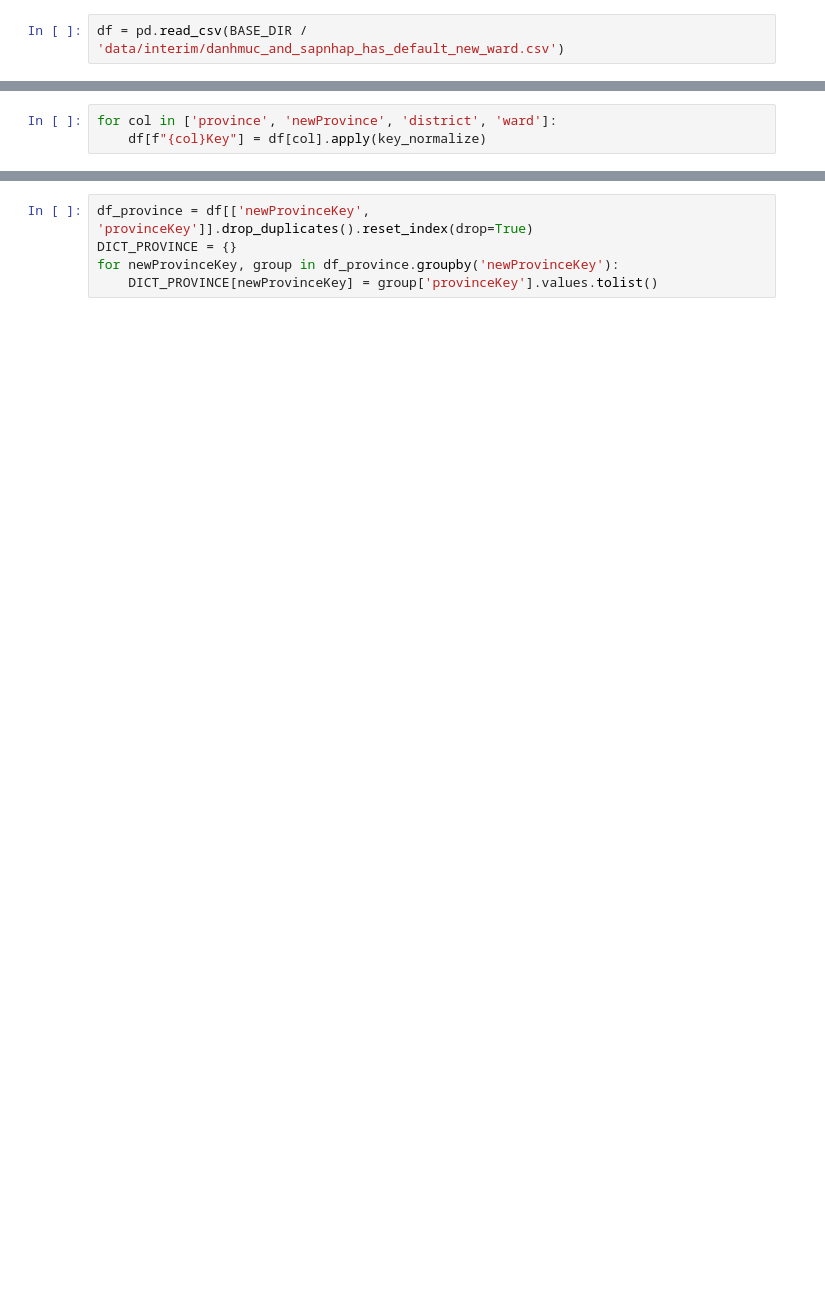
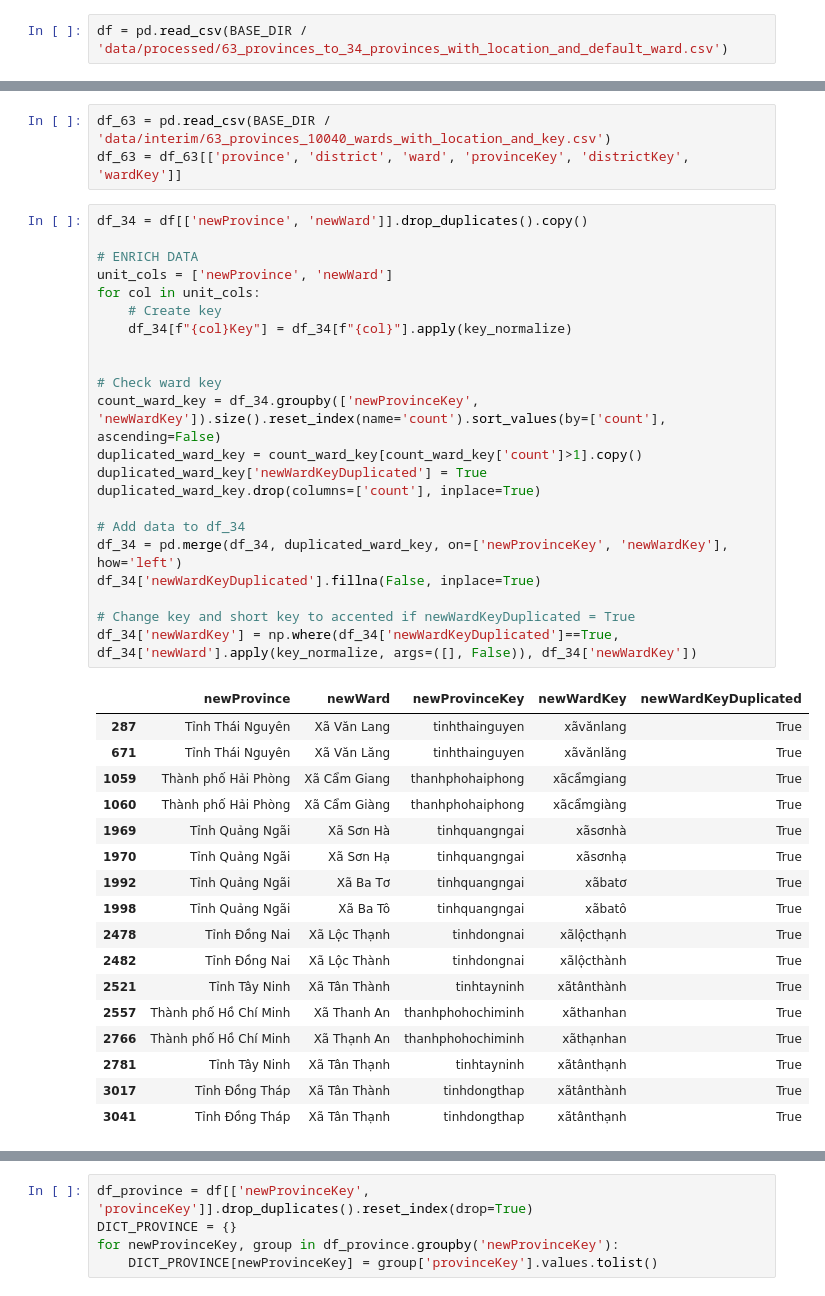
Before and after one commit to tranngocminhhieu/vietnamadminunits, a Jupyter notebook: scripts/generating_module_data/s9_generating_converter_data.ipynb, the cells around one changed output, grey strips where cells are left out. Saved outputs shown, nothing was run; the diff lists cells and outputs as text; blank space fills up the shorter version.

Commit message:
Prepare converter data

```diff
--- a/scripts/generating_module_data/s9_generating_converter_data.ipynb
+++ b/scripts/generating_module_data/s9_generating_converter_data.ipynb
@@ -12,2 +64,2 @@ from utils import key_normalize
 # %%
-df = pd.read_csv(BASE_DIR / 'data/interim/danhmuc_and_sapnhap_has_default_new_ward.csv')
+df = pd.read_csv(BASE_DIR / 'data/processed/63_provinces_to_34_provinces_with_location_and_default_ward.csv')
@@ -30,3 +66,43 @@ df
-# %%
-for col in ['province', 'newProvince', 'district', 'ward']:
-    df[f"{col}Key"] = df[col].apply(key_normalize)
+# %%
+df_63 = pd.read_csv(BASE_DIR / 'data/interim/63_provinces_10040_wards_with_location_and_key.csv')
+df_63 = df_63[['province', 'district', 'ward', 'provinceKey', 'districtKey', 'wardKey']]
+# %%
+df_34 = df[['newProvince', 'newWard']].drop_duplicates().copy()
+
+# ENRICH DATA
+unit_cols = ['newProvince', 'newWard']
+for col in unit_cols:
+    # Create key
+    df_34[f"{col}Key"] = df_34[f"{col}"].apply(key_normalize)
+
+
+# Check ward key
+count_ward_key = df_34.groupby(['newProvinceKey', 'newWardKey']).size().reset_index(name='count').sort_values(by=['count'], ascending=False)
+duplicated_ward_key = count_ward_key[count_ward_key['count']>1].copy()
+duplicated_ward_key['newWardKeyDuplicated'] = True
+duplicated_ward_key.drop(columns=['count'], inplace=True)
+
+# Add data to df_34
+df_34 = pd.merge(df_34, duplicated_ward_key, on=['newProvinceKey', 'newWardKey'], how='left')
+df_34['newWardKeyDuplicated'].fillna(False, inplace=True)
+
+# Change key and short key to accented if newWardKeyDuplicated = True
+df_34['newWardKey'] = np.where(df_34['newWardKeyDuplicated']==True, df_34['newWard'].apply(key_normalize, args=([], False)), df_34['newWardKey'])
+# %% [output]
+|  | newProvince | newWard | newProvinceKey | newWardKey | newWardKeyDuplicated |
+| 287 | Tỉnh Thái Nguyên | Xã Văn Lang | tinhthainguyen | xãvănlang | True |
+| 671 | Tỉnh Thái Nguyên | Xã Văn Lăng | tinhthainguyen | xãvănlăng | True |
+| 1059 | Thành phố Hải Phòng | Xã Cẩm Giang | thanhphohaiphong | xãcẩmgiang | True |
+| 1060 | Thành phố Hải Phòng | Xã Cẩm Giàng | thanhphohaiphong | xãcẩmgiàng | True |
+| 1969 | Tỉnh Quảng Ngãi | Xã Sơn Hà | tinhquangngai | xãsơnhà | True |
+| 1970 | Tỉnh Quảng Ngãi | Xã Sơn Hạ | tinhquangngai | xãsơnhạ | True |
+| 1992 | Tỉnh Quảng Ngãi | Xã Ba Tơ | tinhquangngai | xãbatơ | True |
+| 1998 | Tỉnh Quảng Ngãi | Xã Ba Tô | tinhquangngai | xãbatô | True |
+| 2478 | Tỉnh Đồng Nai | Xã Lộc Thạnh | tinhdongnai | xãlộcthạnh | True |
+| 2482 | Tỉnh Đồng Nai | Xã Lộc Thành | tinhdongnai | xãlộcthành | True |
+| 2521 | Tỉnh Tây Ninh | Xã Tân Thành | tinhtayninh | xãtânthành | True |
+| 2557 | Thành phố Hồ Chí Minh | Xã Thanh An | thanhphohochiminh | xãthanhan | True |
+| 2766 | Thành phố Hồ Chí Minh | Xã Thạnh An | thanhphohochiminh | xãthạnhan | True |
+| 2781 | Tỉnh Tây Ninh | Xã Tân Thạnh | tinhtayninh | xãtânthạnh | True |
+| 3017 | Tỉnh Đồng Tháp | Xã Tân Thành | tinhdongthap | xãtânthành | True |
+| 3041 | Tỉnh Đồng Tháp | Xã Tân Thạnh | tinhdongthap | xãtânthạnh | True |
```
Also changed, not shown: parts of 18 cells of this notebook, 3 other files.
